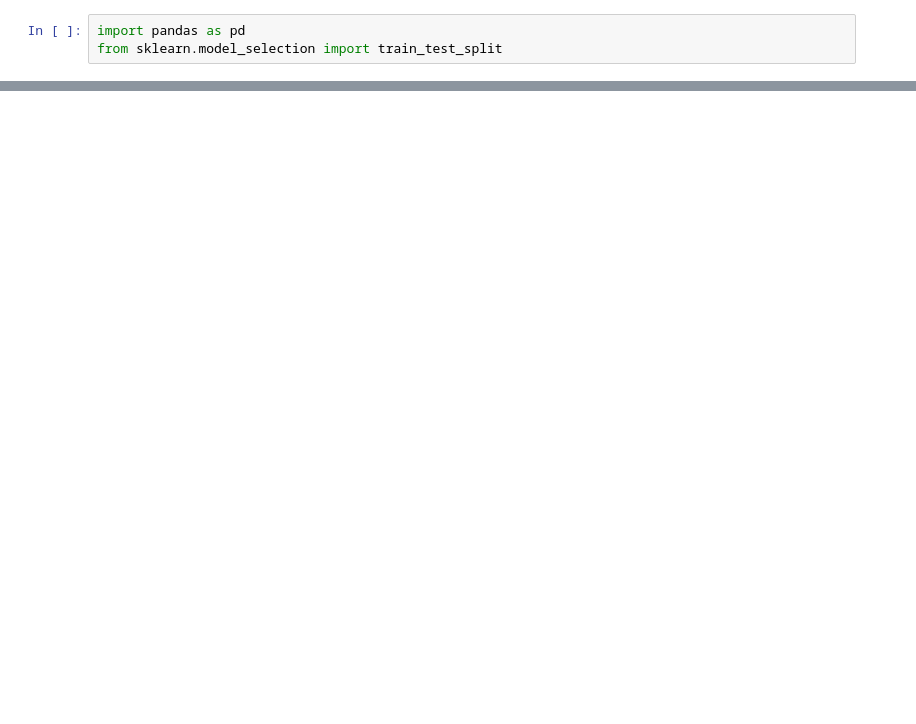
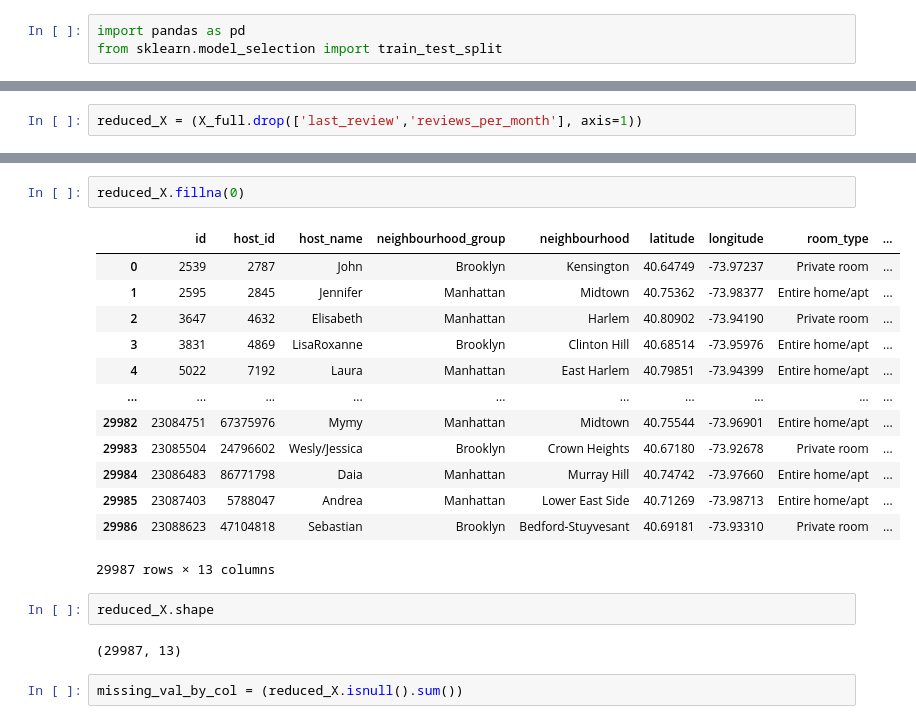
Before and after one commit to itfat/Budget-App, a Jupyter notebook: Untitled.ipynb, the cells around one changed output, grey strips where cells are left out. Cells and saved outputs as stored; diff of their text form; blank space fills up the shorter version.

```diff
--- a/Untitled.ipynb
+++ b/Untitled.ipynb
@@ -39,0 +49,2 @@ dtype: int64
+# %%
+reduced_X = (X_full.drop(['last_review','reviews_per_month'], axis=1))
@@ -39,0 +60,22 @@ dtype: int64
+# %%
+reduced_X.fillna(0)
+# %% [output]
+|  | id | host_id | host_name | neighbourhood_group | neighbourhood | latitude | longitude | room_type | ... |
+| 0 | 2539 | 2787 | John | Brooklyn | Kensington | 40.64749 | -73.97237 | Private room | ... |
+| 1 | 2595 | 2845 | Jennifer | Manhattan | Midtown | 40.75362 | -73.98377 | Entire home/apt | ... |
+| 2 | 3647 | 4632 | Elisabeth | Manhattan | Harlem | 40.80902 | -73.94190 | Private room | ... |
+| 3 | 3831 | 4869 | LisaRoxanne | Brooklyn | Clinton Hill | 40.68514 | -73.95976 | Entire home/apt | ... |
+| 4 | 5022 | 7192 | Laura | Manhattan | East Harlem | 40.79851 | -73.94399 | Entire home/apt | ... |
+| ... | ... | ... | ... | ... | ... | ... | ... | ... | ... |
+| 29982 | 23084751 | 67375976 | Mymy | Manhattan | Midtown | 40.75544 | -73.96901 | Entire home/apt | ... |
+| 29983 | 23085504 | 24796602 | Wesly/Jessica | Brooklyn | Crown Heights | 40.67180 | -73.92678 | Private room | ... |
+| 29984 | 23086483 | 86771798 | Daia | Manhattan | Murray Hill | 40.74742 | -73.97660 | Entire home/apt | ... |
+| 29985 | 23087403 | 5788047 | Andrea | Manhattan | Lower East Side | 40.71269 | -73.98713 | Entire home/apt | ... |
+| 29986 | 23088623 | 47104818 | Sebastian | Brooklyn | Bedford-Stuyvesant | 40.69181 | -73.93310 | Private room | ... |
+29987 rows × 13 columns
+# %%
+reduced_X.shape
+# %% [output]
+(29987, 13)
+# %%
+missing_val_by_col = (reduced_X.isnull().sum())
```
Also changed, not shown: parts of 18 cells of this notebook.
